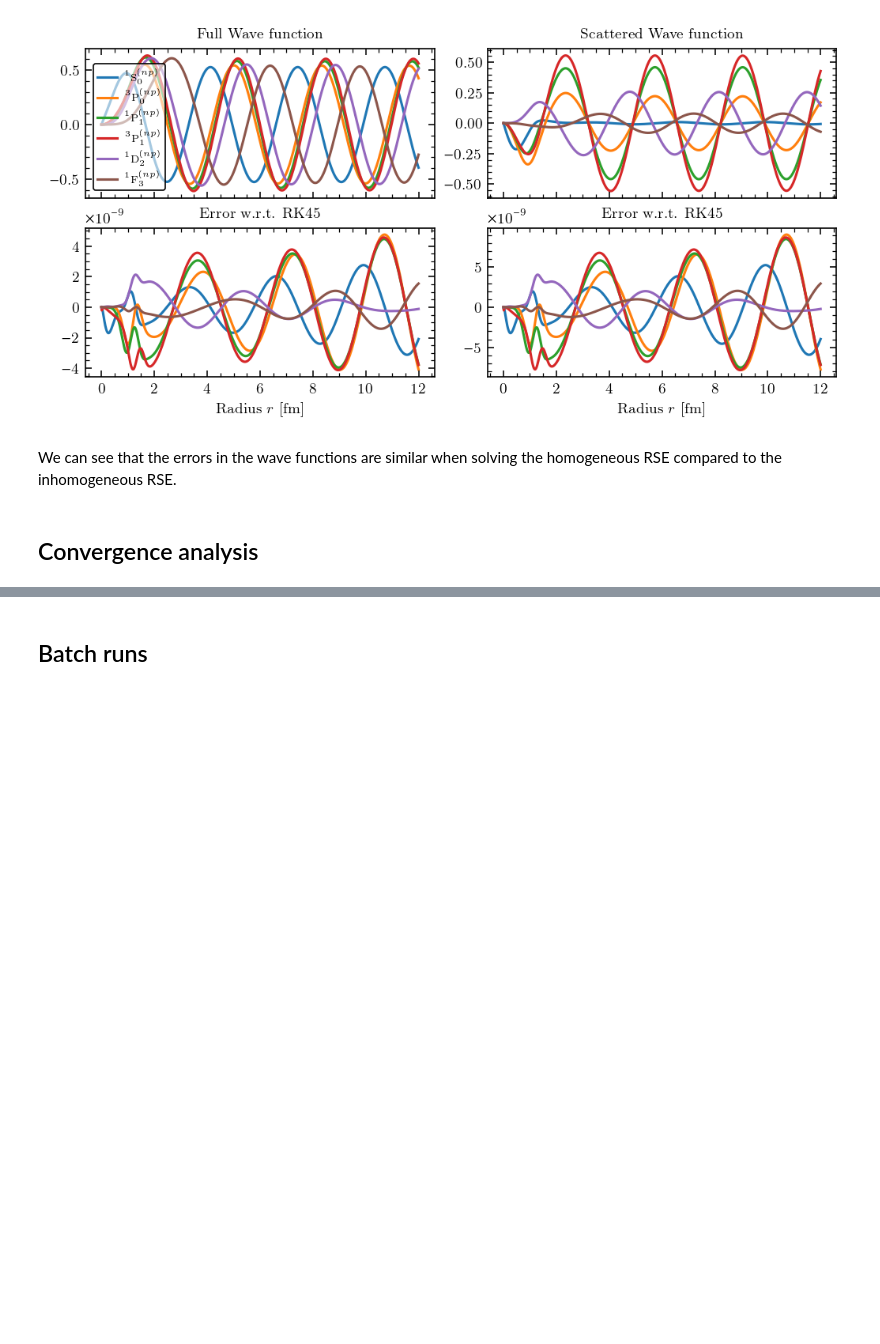
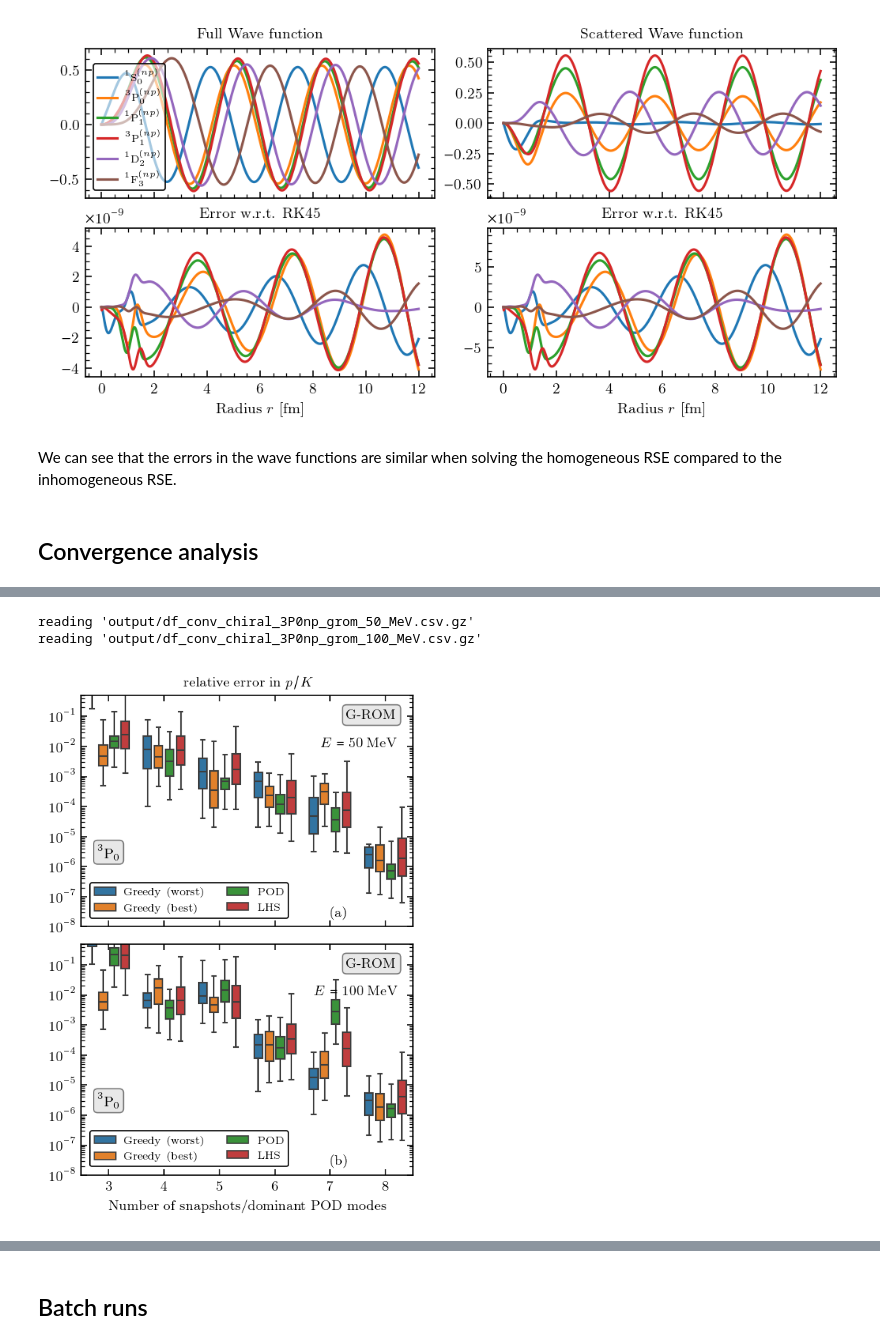
Before and after one commit to buqeye/cs_greedy_emulator, a Jupyter notebook: chiral.ipynb, the cells around one changed output, grey strips where cells are left out. Saved outputs shown, nothing was run; the diff lists cells and outputs as text; code cells hidden in the pictures; blank space fills up the shorter version.

```diff
--- a/chiral.ipynb
+++ b/chiral.ipynb
@@ -304,0 +358,14 @@ df.to_csv(f"df_conv_chiral_{channel.spectNotation}.csv.gz", index=False)
+# %%
+from constants import hbarc, cm
+channel = Channel(as_str="3P0np")
+potentialArgs = {"label": "chiral", "potId": 213}
+potential = Potential(channel, **potentialArgs)
+seed = 124294784
+np.random.seed(seed)
+percent_variation = 50
+var_ranges = {leclbl: percent_variation for leclbl in ("CS", "CT", "C1", "C2",
+                                                       "C3", "C4", "C5", "C6", "C7")}
+param_samples = {
+    "training": potential.getLecsSample(var_ranges, n=200, seed=seed),
+    "validation": potential.getLecsSample(var_ranges, n=10000, seed=seed)
+}
@@ -304,0 +416,8 @@ df.to_csv(f"df_conv_chiral_{channel.spectNotation}.csv.gz", index=False)
+# %%
+emulator_type = "grom"
+convergenceFig(E_MeV_arr, emulator_type,
+               potential_lbl="chiral", channel=channel)
+# %% [output]
+reading 'output/df_conv_chiral_3P0np_grom_50_MeV.csv.gz'
+reading 'output/df_conv_chiral_3P0np_grom_100_MeV.csv.gz'
+[figure, added]
```
Also changed, not shown: parts of 12 cells of this notebook, 1 other file.
